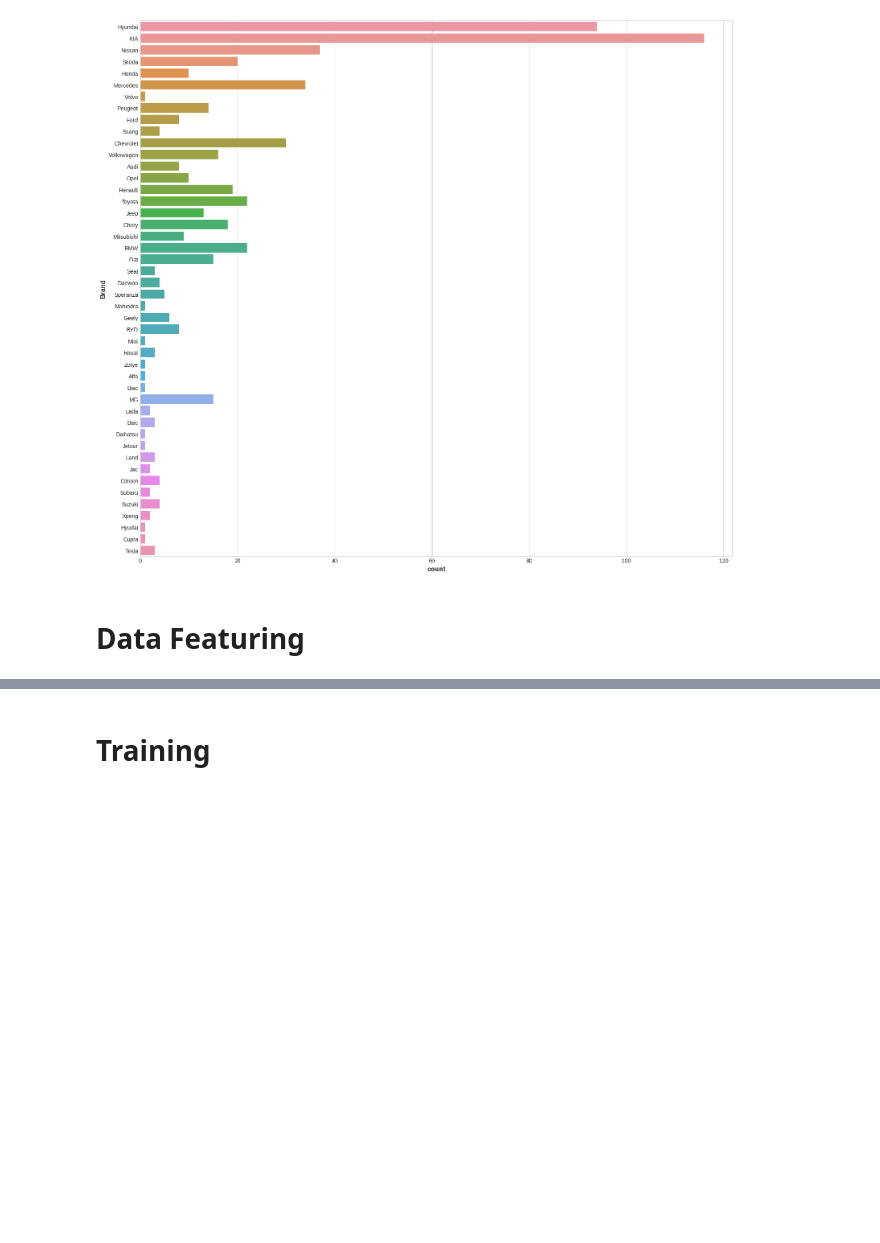
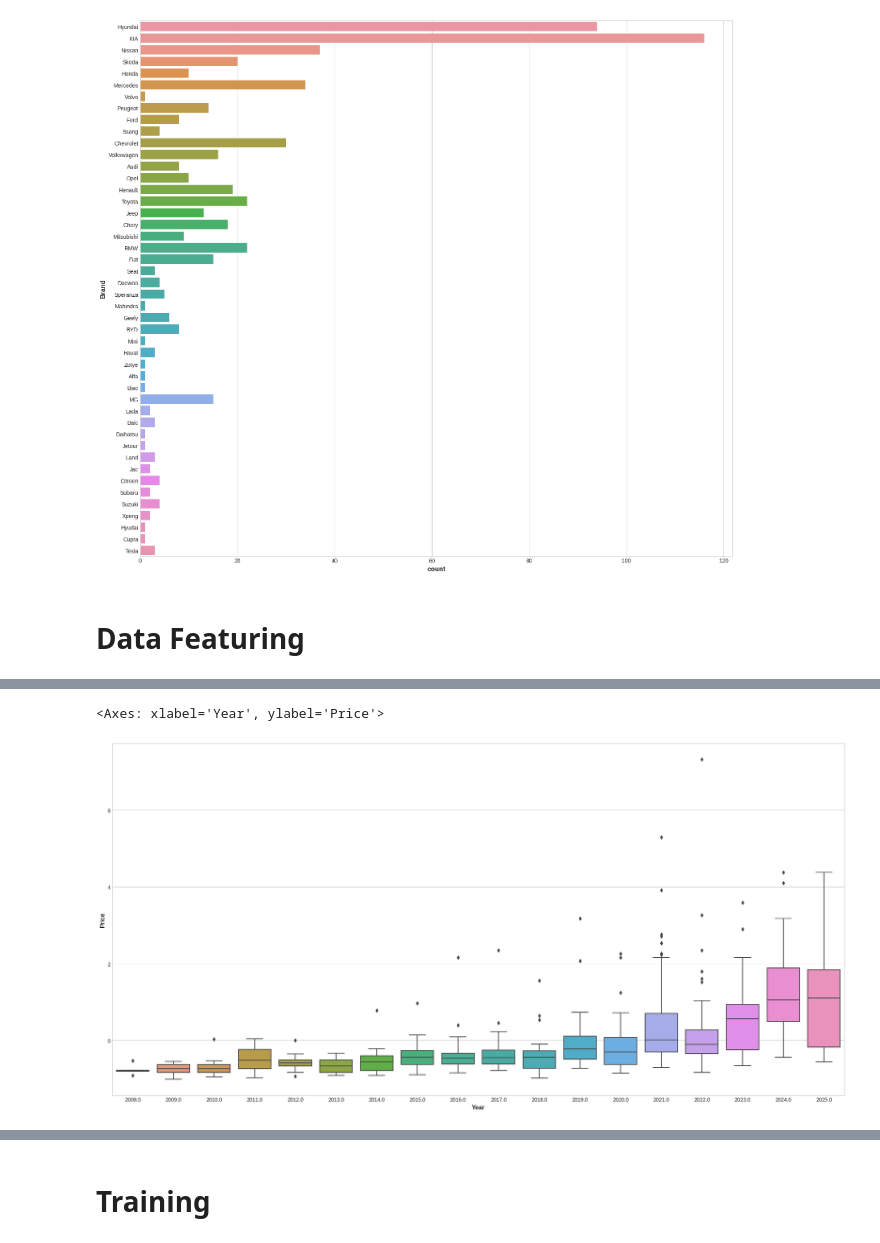
Before and after one commit to WONYOUNG-SONG/Kaggle, a Jupyter notebook: UsedCarPrice/submission.ipynb, the cells around one changed output, grey strips where cells are left out. Cells and saved outputs as stored; diff of their text form; code cells hidden in the pictures; blank space fills up the shorter version.

```diff
--- a/UsedCarPrice/submission.ipynb
+++ b/UsedCarPrice/submission.ipynb
@@ -131,0 +159,6 @@ sns.relplot(
+# %%
+plt.figure(figsize=(20,10))
+sns.boxplot(x = "Year", y = "Price", data=ucp_data)
+# %% [output]
+<Axes: xlabel='Year', ylabel='Price'>
+[figure, added]
```
Also changed, not shown: parts of 11 cells of this notebook.
